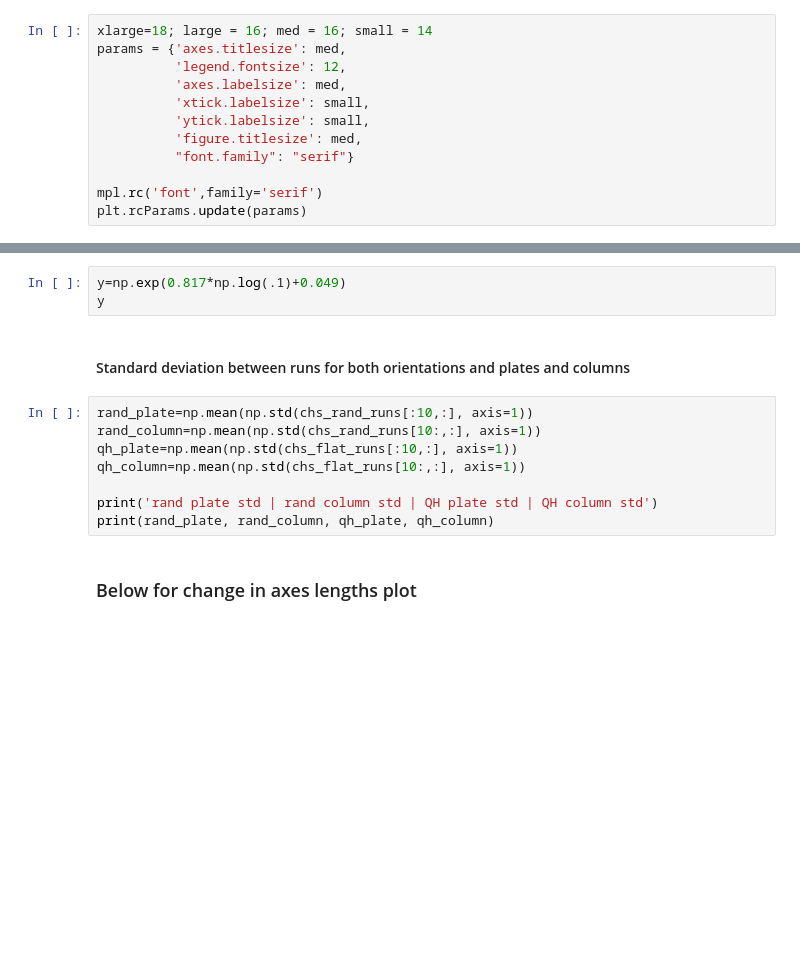
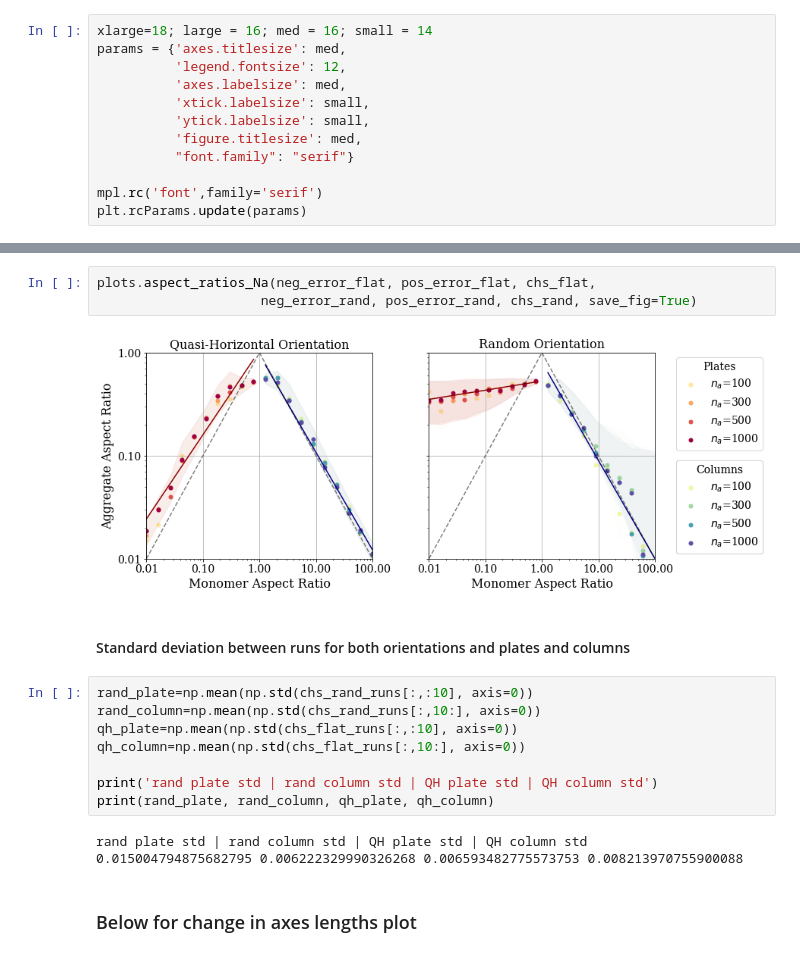
Before and after one commit to vprzybylo/IPAS, a Jupyter notebook: analysis/Part_I_reproducible_figs.ipynb, the cells around one changed output, grey strips where cells are left out. Cells and saved outputs as stored; diff of their text form; blank space fills up the shorter version.

```diff
--- a/analysis/Part_I_reproducible_figs.ipynb
+++ b/analysis/Part_I_reproducible_figs.ipynb
@@ -271,16 +139,21 @@ plt.savefig('../plots/partI_aspectratios_Na.pdf',bbox_inches = 'tight')
-# %%
-y=np.exp(0.817*np.log(.1)+0.049)
-y
+# %%
+plots.aspect_ratios_Na(neg_error_flat, pos_error_flat, chs_flat,
+                     neg_error_rand, pos_error_rand, chs_rand, save_fig=True)
+# %% [output]
+[figure, added]
 # %% [markdown]
 #### Standard deviation between runs for both orientations and plates and columns
 # %%
-rand_plate=np.mean(np.std(chs_rand_runs[:10,:], axis=1))
-rand_column=np.mean(np.std(chs_rand_runs[10:,:], axis=1))
-qh_plate=np.mean(np.std(chs_flat_runs[:10,:], axis=1))
-qh_column=np.mean(np.std(chs_flat_runs[10:,:], axis=1))
+rand_plate=np.mean(np.std(chs_rand_runs[:,:10], axis=0))
+rand_column=np.mean(np.std(chs_rand_runs[:,10:], axis=0))
+qh_plate=np.mean(np.std(chs_flat_runs[:,:10], axis=0))
+qh_column=np.mean(np.std(chs_flat_runs[:,10:], axis=0))
 
 print('rand plate std | rand column std | QH plate std | QH column std')
 print(rand_plate, rand_column, qh_plate, qh_column)
+# %% [output]
+rand plate std | rand column std | QH plate std | QH column std
+0.015004794875682795 0.006222329990326268 0.006593482775573753 0.008213970755900088
 # %% [markdown]
 ### Below for change in axes lengths plot
 # %%
```
Also changed, not shown: parts of 14 cells of this notebook, 2 other files.
